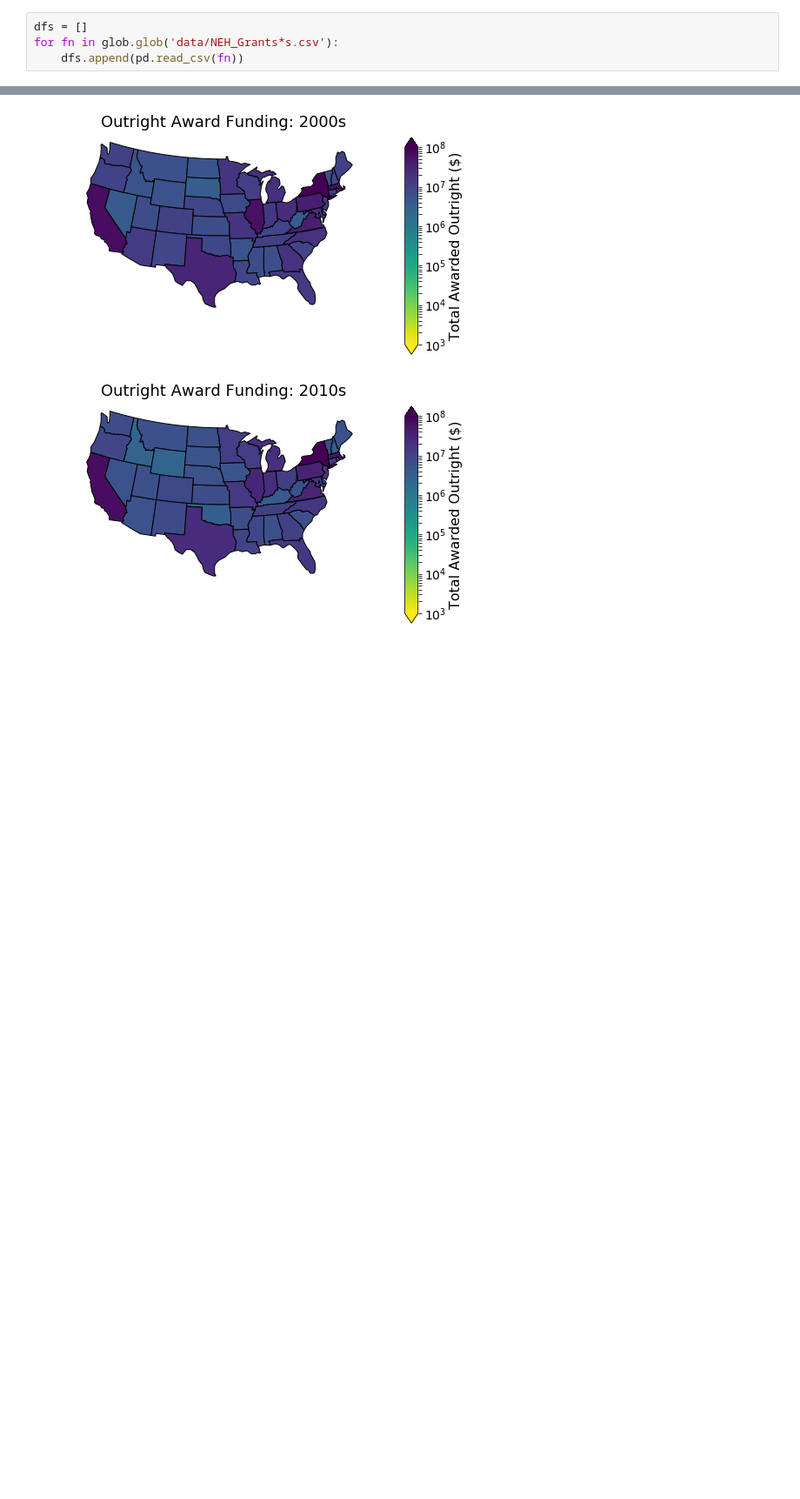
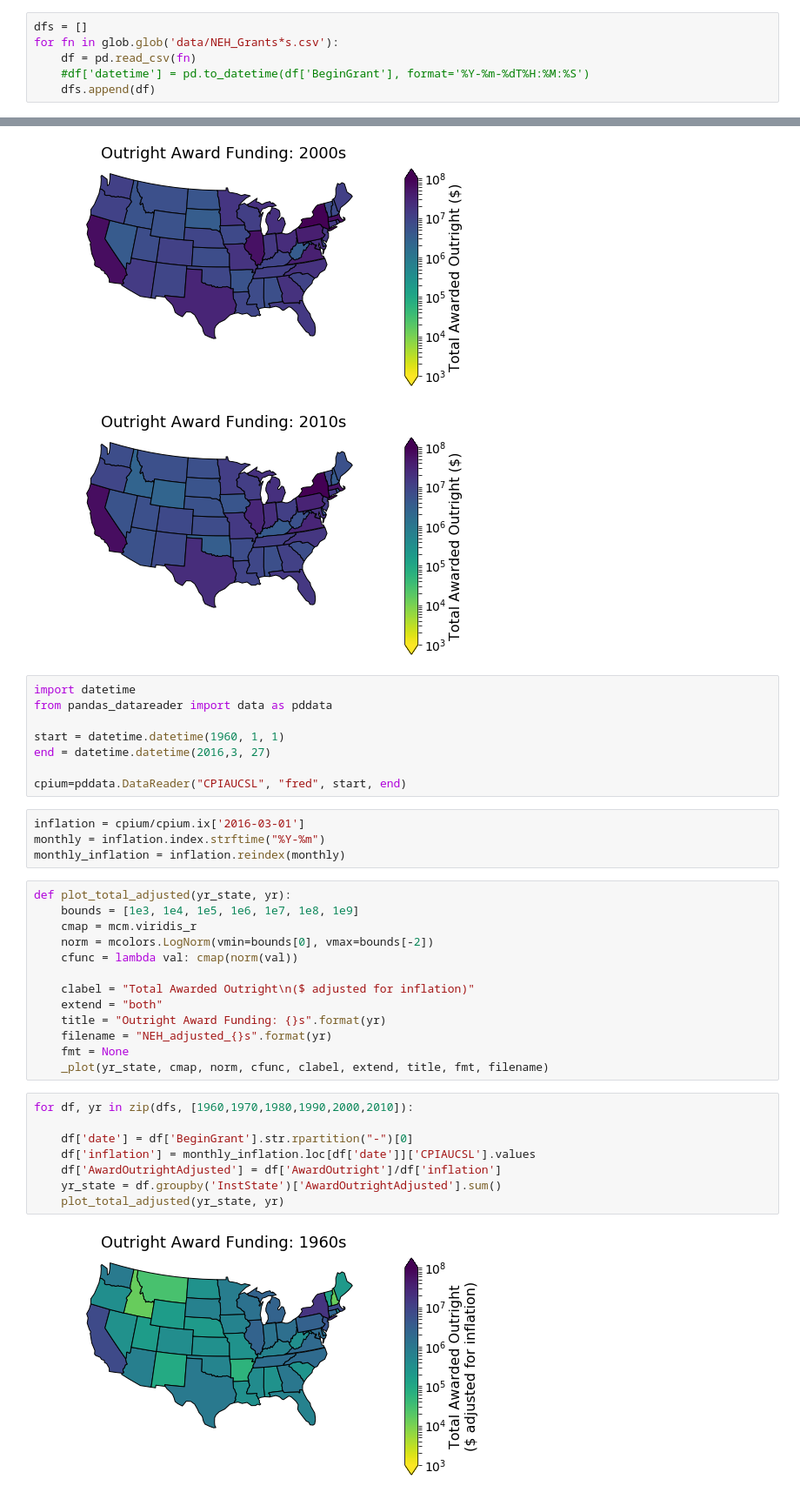
Before and after one commit to story645/neh, a Jupyter notebook: neh_maps.ipynb, the cells around one changed output, grey strips where cells are left out. Shown at 87% size. Saved outputs shown, nothing was run; the diff lists cells and outputs as text; blank space fills up the shorter version.

Commit message:
inflation adjustment

```diff
--- a/neh_maps.ipynb
+++ b/neh_maps.ipynb
@@ -24,7 +24,9 @@ NEH_Grants1970s.csv    NEH_Grants2010s.csv
 # %%
 dfs = []
 for fn in glob.glob('data/NEH_Grants*s.csv'):
-    dfs.append(pd.read_csv(fn))
+    df = pd.read_csv(fn)
+    #df['datetime'] = pd.to_datetime(df['BeginGrant'], format='%Y-%m-%dT%H:%M:%S')
+    dfs.append(df)
 # %%
 def _plot(yr_state, cmap, norm, cfunc, clabel, extend, title, fmt, filename):
 
@@ -129,3 +131,38 @@ for df, yr in zip(dfs, [1960,1970,1980,1990,2000,2010]):
 [figure]
 [figure]
 [figure]
+# %%
+import datetime
+from pandas_datareader import data as pddata
+
+start = datetime.datetime(1960, 1, 1)
+end = datetime.datetime(2016,3, 27)
+
+cpium=pddata.DataReader("CPIAUCSL", "fred", start, end)
+# %%
+inflation = cpium/cpium.ix['2016-03-01']
+monthly = inflation.index.strftime("%Y-%m")
+monthly_inflation = inflation.reindex(monthly)
+# %%
+def plot_total_adjusted(yr_state, yr):
+    bounds = [1e3, 1e4, 1e5, 1e6, 1e7, 1e8, 1e9]
+    cmap = mcm.viridis_r
+    norm = mcolors.LogNorm(vmin=bounds[0], vmax=bounds[-2])
+    cfunc = lambda val: cmap(norm(val))
+
+    clabel = "Total Awarded Outright\n($ adjusted for inflation)"
+    extend = "both"
+    title = "Outright Award Funding: {}s".format(yr)
+    filename = "NEH_adjusted_{}s".format(yr)
+    fmt = None
+    _plot(yr_state, cmap, norm, cfunc, clabel, extend, title, fmt, filename)
+# %%
+for df, yr in zip(dfs, [1960,1970,1980,1990,2000,2010]):
+
+    df['date'] = df['BeginGrant'].str.rpartition("-")[0]
+    df['inflation'] = monthly_inflation.loc[df['date']]['CPIAUCSL'].values
+    df['AwardOutrightAdjusted'] = df['AwardOutright']/df['inflation']
+    yr_state = df.groupby('InstState')['AwardOutrightAdjusted'].sum()
+    plot_total_adjusted(yr_state, yr)
+# %% [output]
+[figure, added]
```
Also changed, not shown: parts of 1 cell of this notebook.
